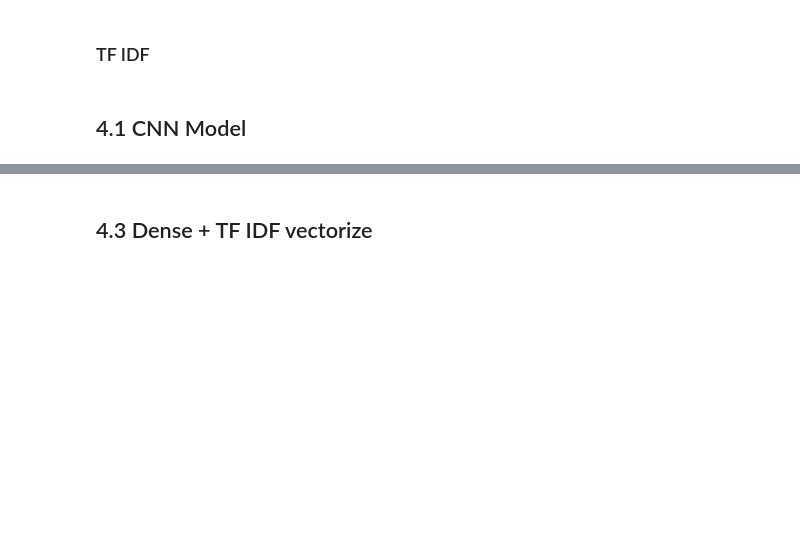
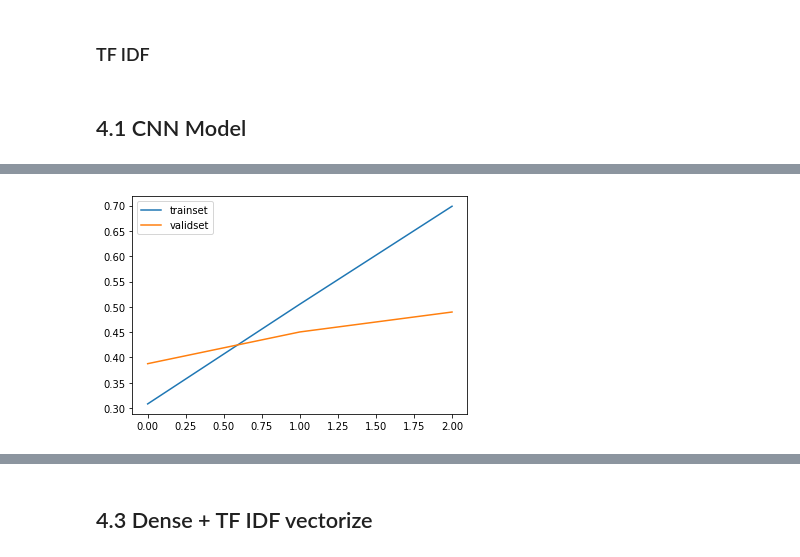
Before and after one commit to andydam452/Emotional-Reg-Youtube-comments, a Jupyter notebook: DM_final_1.ipynb, the cells around one changed output, grey strips where cells are left out. Saved outputs shown, nothing was run; the diff lists cells and outputs as text; code cells hidden in the pictures; blank space fills up the shorter version.

```diff
--- a/DM_final_1.ipynb
+++ b/DM_final_1.ipynb
@@ -246,4 +271,11 @@ Epoch 3/10
 Epoch 00003: early stopping
+# %%
+pyplot.plot(history.history['accuracy'], label='trainset')
+pyplot.plot(history.history['val_accuracy'], label='validset')
+pyplot.legend()
+pyplot.show()
+# %% [output]
+[figure, added]
 # %%
 y_pred = model.predict(X_test)
 y_pred = np.argmax(y_pred, axis = 1)
```
Also changed, not shown: parts of 24 cells of this notebook, 2 other files.
